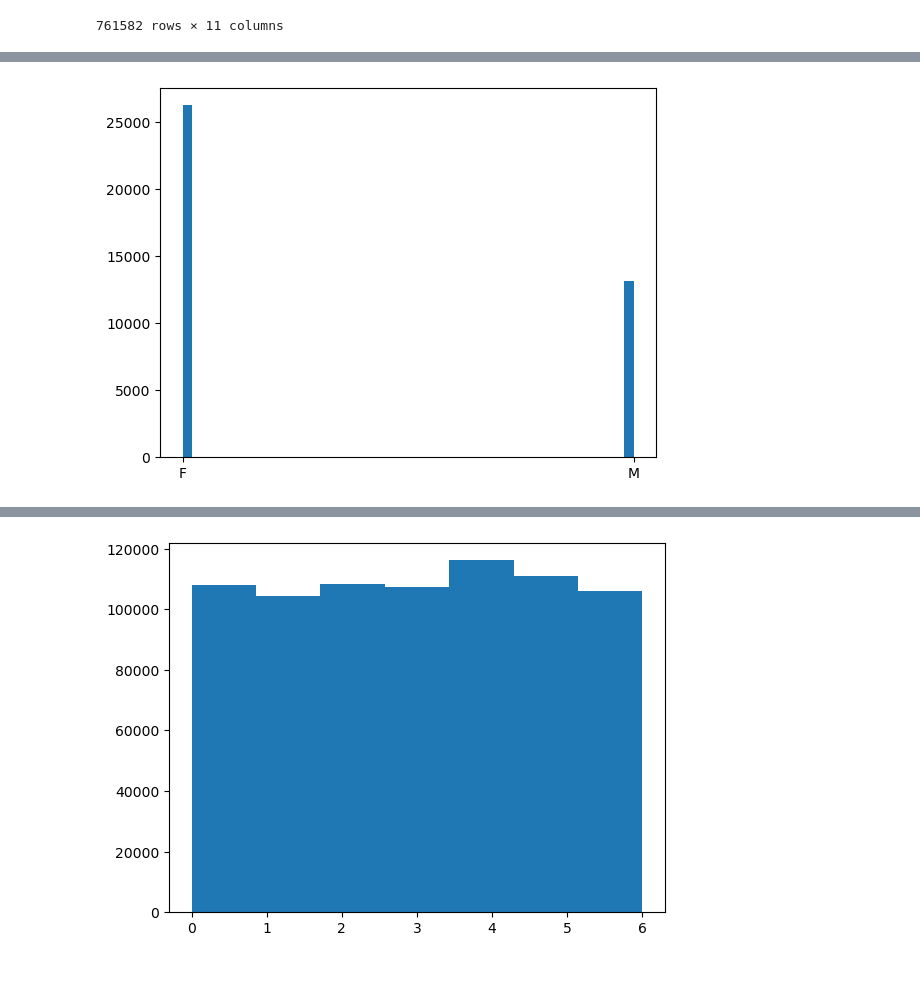
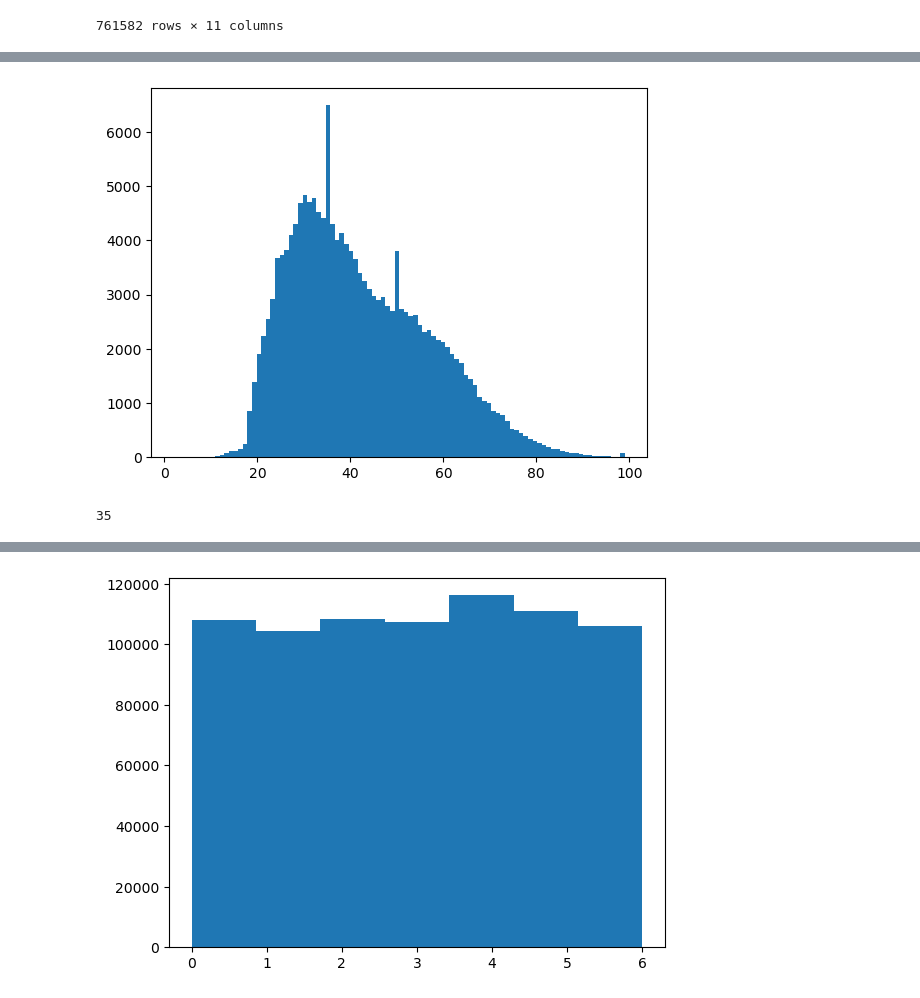
Before and after one commit to rpearce1/LA-Crime, a Jupyter notebook: LA_Crime.ipynb, the cells around one changed output, grey strips where cells are left out. Saved outputs shown, nothing was run; the diff lists cells and outputs as text; code cells hidden in the pictures.

```diff
--- a/LA_Crime.ipynb
+++ b/LA_Crime.ipynb
@@ -136,13 +125,16 @@ for index, row in crime_df.iterrows():
         type.append('other')
 crime_df['type'] = type
 # %%
-
+#analyze crime variation by age and sex
 age_sex_df = crime_df[((crime_df['Vict Sex'] == 'M') | (crime_df['Vict Sex'] == 'F')) & (crime_df['Vict Age'] > 0)]
 age_sex_df['Vict Descent'].value_counts()
-age_sex_df['type']
-#plt.hist(age_sex_df.loc[age_sex_df['type'] == 'property','Vict Age'],49)
-plt.hist(age_sex_df.loc[(age_sex_df['type'] == 'other'),'Vict Sex'],49)
+as_type_df = age_sex_df[(age_sex_df['Vict Sex'] == 'M') & (age_sex_df['type'] == 'property')]#[age_sex_df['type'] == 'property']
+plt.hist(as_type_df['Vict Age'],98)
+#plt.hist(as_type_df['Vict Sex'],49)
+#plt.hist(age_sex_df['Vict Age'],98)
 plt.show()
 #men and women equal for violent, more men for property, significantly more women for other
+statistics.mode(as_type_df['Vict Age'])
 # %% [output]
-[figure, old version]
+[figure, new version]
+35
```
Also changed, not shown: parts of 16 cells of this notebook.
